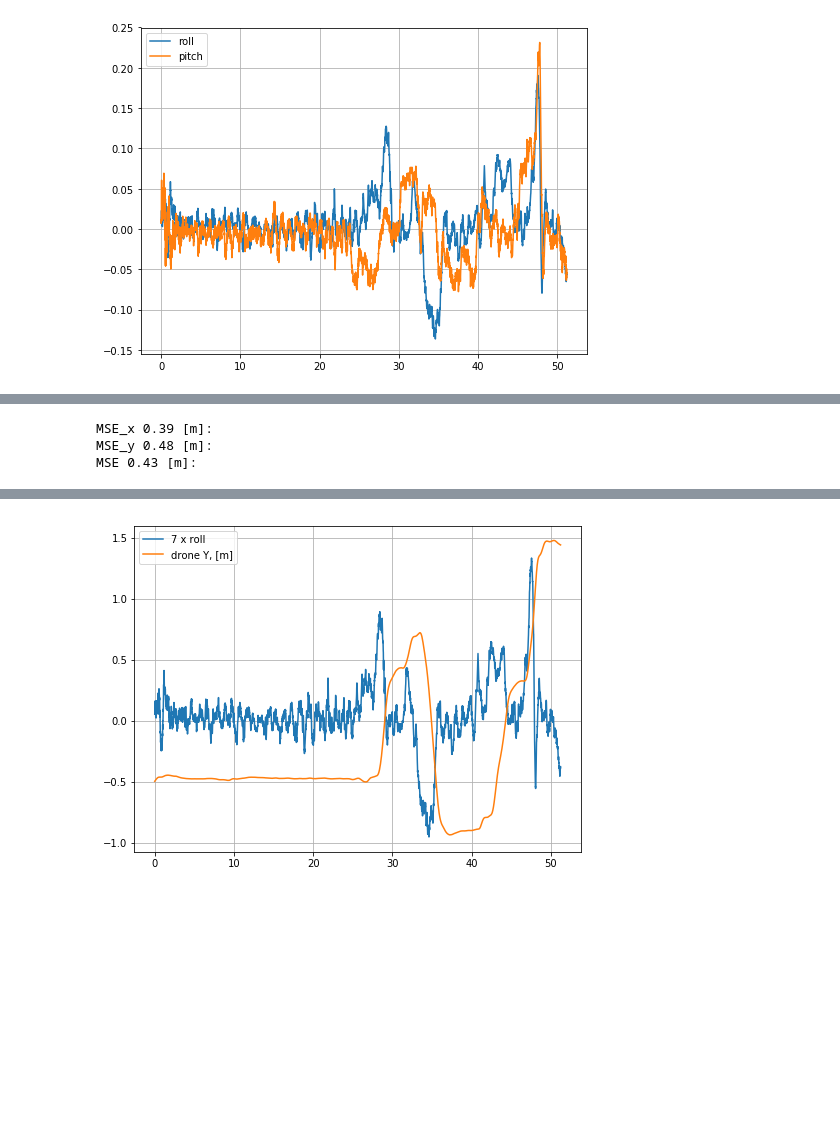
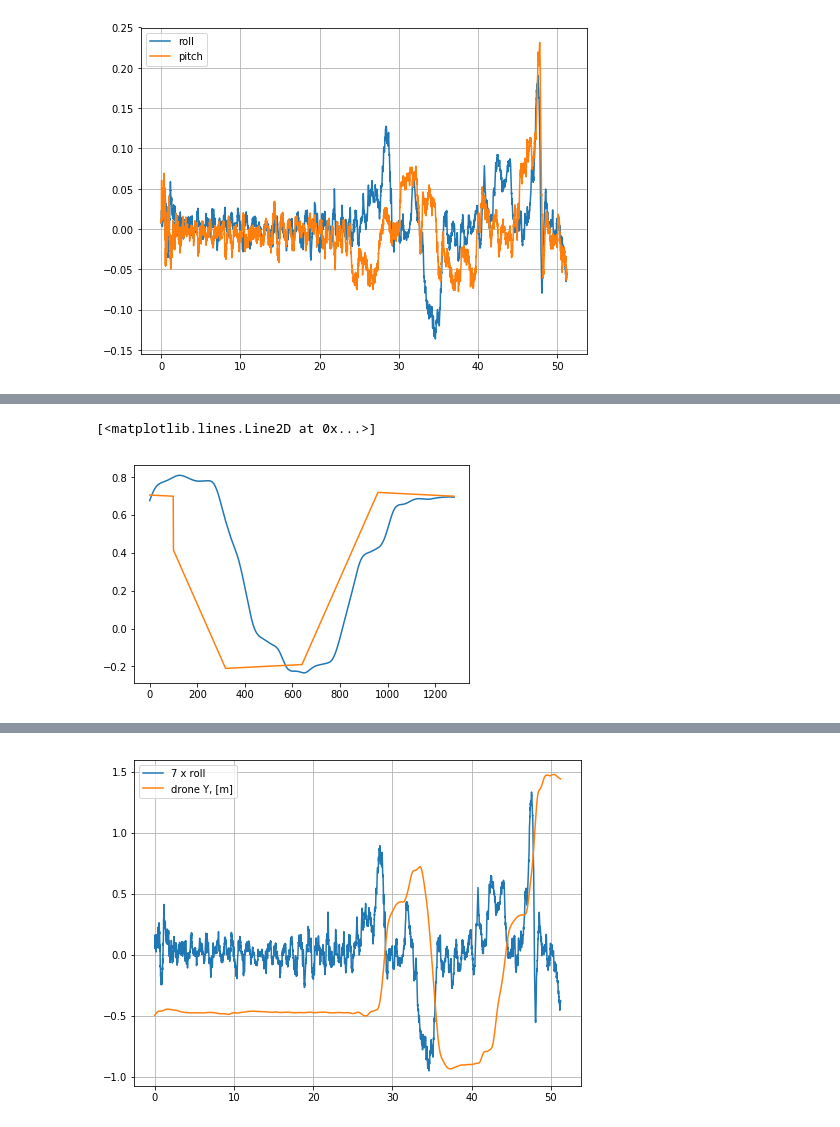
Before and after one commit to RuslanAgishev/crazyflie_ros, a Jupyter notebook: crazyflie_demo/scripts/droneStick/recorded_data/postprocessing.ipynb, the cells around one changed output, grey strips where cells are left out. Cells and saved outputs as stored; diff of their text form; code cells hidden in the pictures; blank space fills up the shorter version.

```diff
--- a/crazyflie_demo/scripts/droneStick/recorded_data/postprocessing.ipynb
+++ b/crazyflie_demo/scripts/droneStick/recorded_data/postprocessing.ipynb
@@ -107,13 +131,6 @@ plt.legend()
-# %%
-traj = np.vstack([drone.x[t_ind1:t_ind2], drone.y[t_ind1:t_ind2]]).T
-mse = ((traj - traj_des)**2).mean(axis=0)
-print('MSE_x %.2f [m]:'%mse[0])
-print('MSE_y %.2f [m]:'%mse[1])
-print('MSE %.2f [m]:'%mse.mean())
-
-np.save('traj'+name+'.npy', traj)
-np.save('traj_des'+name+'.npy', traj_des)
-# %% [output]
-MSE_x 0.39 [m]:
-MSE_y 0.48 [m]:
-MSE 0.43 [m]:
+# %%
+plt.plot(traj[:,0])
+plt.plot(traj_des[:,0])
+# %% [output]
+[<matplotlib.lines.Line2D at 0x...>]
+[figure, added]
```
Also changed, not shown: parts of 3 cells of this notebook, 7 other files.
